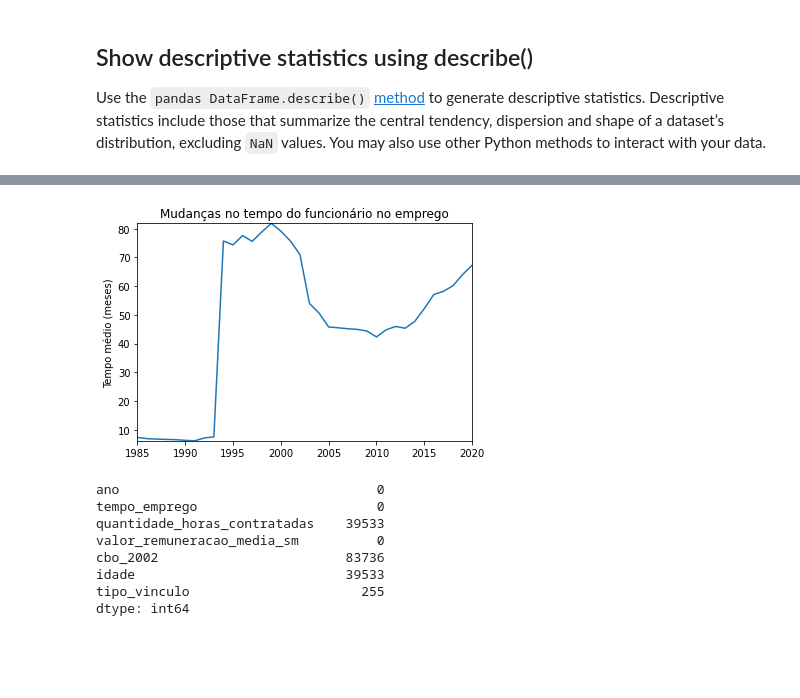
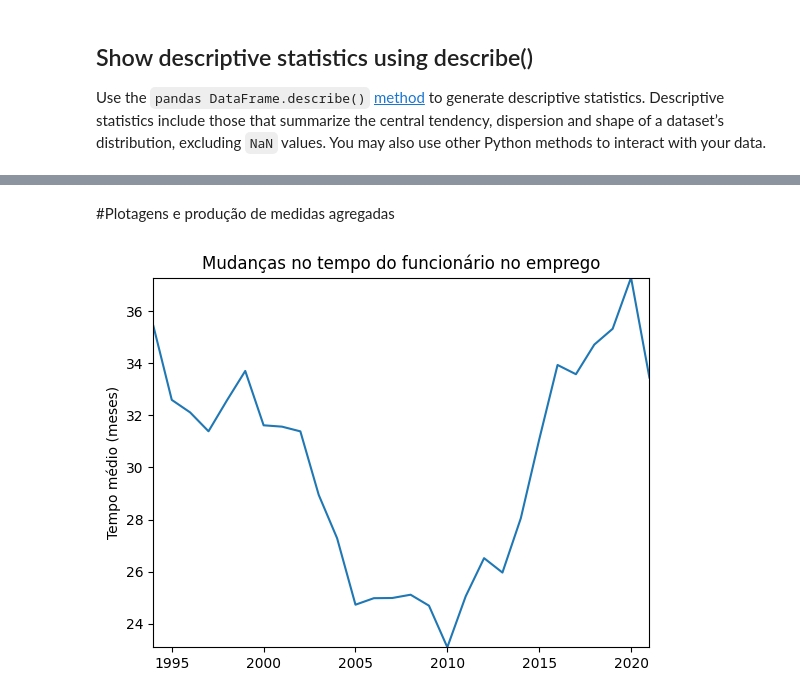
Before and after one commit to diogomleite/transformacaotrabalhojornalistas, a Jupyter notebook: Querys.ipynb, the cells around one changed output, grey strips where cells are left out. Saved outputs shown, nothing was run; the diff lists cells and outputs as text; code cells hidden in the pictures; blank space fills up the shorter version.

```diff
--- a/Querys.ipynb
+++ b/Querys.ipynb
@@ -69,0 +86,2 @@ import pandas as pd
+# %%
+results = results.drop(columns=['cbo_2002'])
@@ -69,0 +113,4 @@ import pandas as pd
+# %%
+tempoempregousar = results.loc[results.ano >= 1994]
+tempoempregousar_plotar = tempoempregousar.drop(columns=['idade', 'quantidade_horas_contratadas', 'valor_remuneracao_media_sm', 'ano'])
+sns.boxplot(data=tempoempregousar_plotar, orient='h', saturation=0.75, width=0.8)
@@ -69,0 +152,15 @@ import pandas as pd
+# %%
+q25 = np.percentile(tempoempregousar.tempo_emprego, 25)
+q75 = np.percentile(tempoempregousar.tempo_emprego, 75)
+intr_qr = q75-q25
+
+max = q75+(1.5*intr_qr)
+min = q25-(1.5*intr_qr)
+
+tempoempregousar.loc[tempoempregousar.tempo_emprego < min] = np.nan
+tempoempregousar.loc[tempoempregousar.tempo_emprego > max] = np.nan
+# %%
+idadeusar = idadeusar.dropna()
+remuneracao = results.dropna(subset=['valor_remuneracao_media_sm'])
+horasusar = horasusar.dropna()
+tempoempregousar = tempoempregousar.dropna()
@@ -70,3 +215,5 @@ import pandas as pd
+# %% [markdown]
+#Plotagens e produção de medidas agregadas
 # %%
 #Para plotagem
 
@@ -78,13 +225,13 @@ def plot(x, y, ax, title, y_label):
 # %%
 #Tempo médio do funcionário na empresa
 
 fig, ax = plt.subplots()
-groupbyyear = results.loc[:, ['ano', 'tempo_emprego', 'quantidade_horas_contratadas', 'valor_remuneracao_media_sm', 'idade']].groupby('ano')
+groupbyyear = tempoempregousar.loc[:, ['ano', 'tempo_emprego']].groupby('ano')
 avgs = groupbyyear.mean()
 x = avgs.index
 y = avgs.tempo_emprego
 a = np.asarray(y)
 plot(x, y, ax, 'Mudanças no tempo do funcionário no emprego', 'Tempo médio (meses)')
 pd.DataFrame(a).to_csv('tempo.csv', sep = ';', header  = ['tempo_emprego'])
 # %% [output]
-[figure, old version]
+[figure, new version]
@@ -94,15 +238,3 @@ idadeusar = results.dropna(subset=['idade'])
-# %%
-#Busca de fatores nulos
-results.isnull().sum()
-# %% [output]
-ano                                 0
-tempo_emprego                       0
-quantidade_horas_contratadas    39533
-valor_remuneracao_media_sm          0
-cbo_2002                        83736
-idade                           39533
-tipo_vinculo                      255
-dtype: int64
 # %%
 #Idade
 
```
Also changed, not shown: parts of 36 cells of this notebook.
